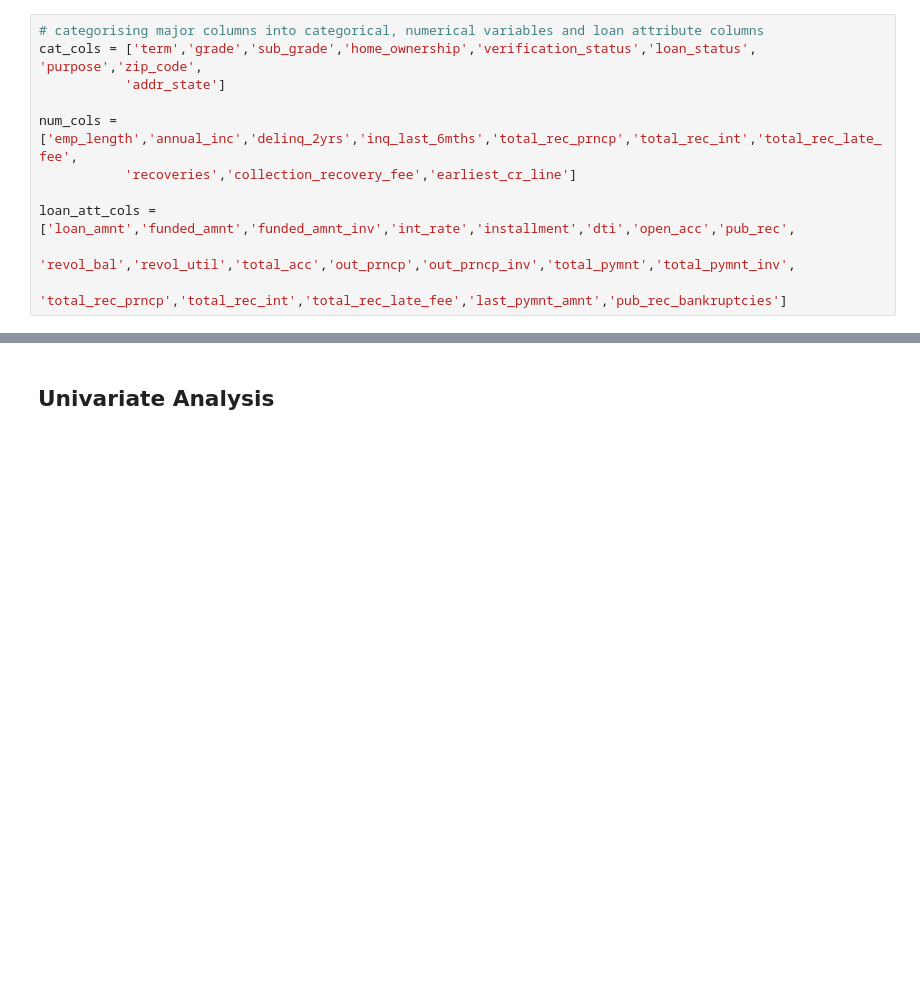
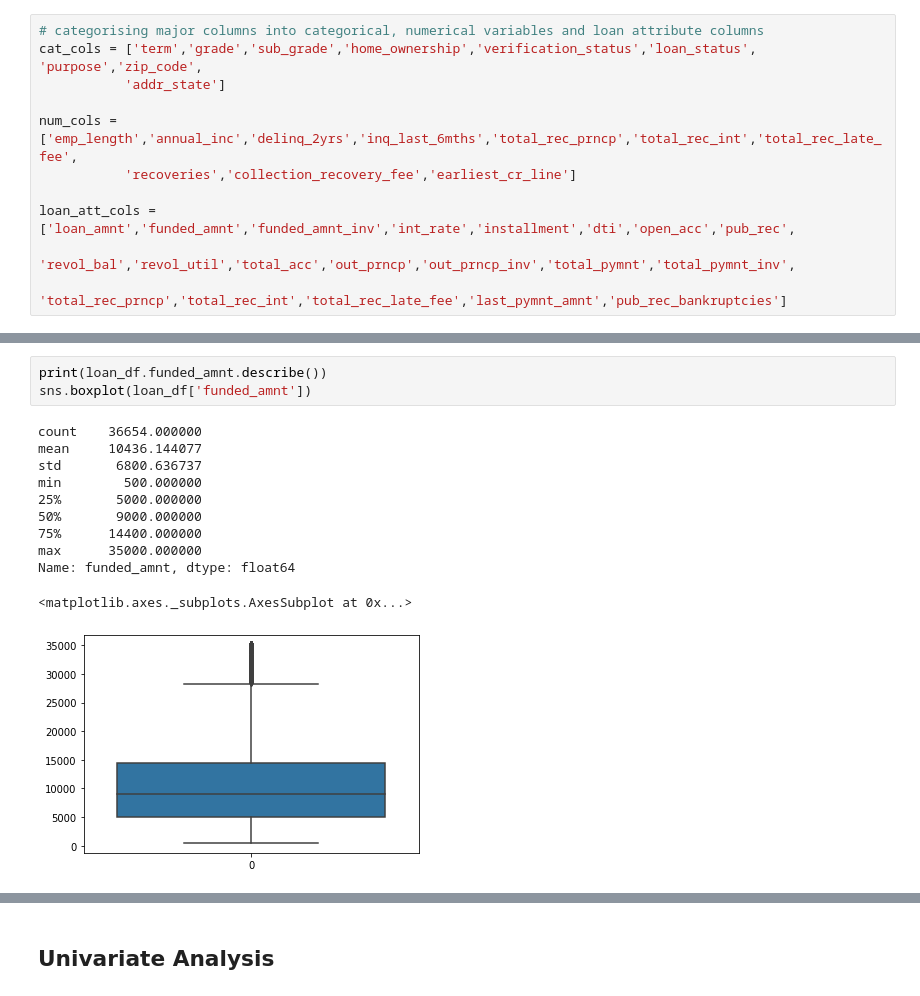
Before and after one commit to rickym99/lendingclub_casestudy, a Jupyter notebook: LCCS-Test.ipynb, the cells around one changed output, grey strips where cells are left out. Drawn from its saved outputs; the diff is of its cells as text; blank space fills up the shorter version.

```diff
--- a/LCCS-Test.ipynb
+++ b/LCCS-Test.ipynb
@@ -207,0 +375,15 @@ loan_att_cols = ['loan_amnt','funded_amnt','funded_amnt_inv','int_rate','install
+# %%
+print(loan_df.funded_amnt.describe())
+sns.boxplot(loan_df['funded_amnt'])
+# %% [output]
+count    36654.000000
+mean     10436.144077
+std       6800.636737
+min        500.000000
+25%       5000.000000
+50%       9000.000000
+75%      14400.000000
+max      35000.000000
+Name: funded_amnt, dtype: float64
+<matplotlib.axes._subplots.AxesSubplot at 0x...>
+[figure, added]
```
Also changed, not shown: parts of 137 cells of this notebook.
